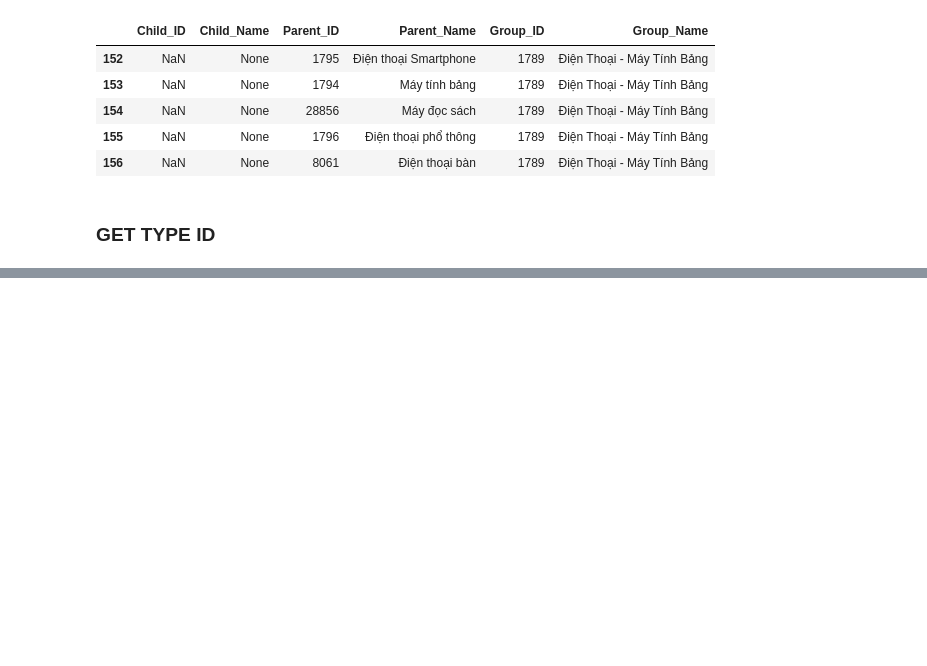
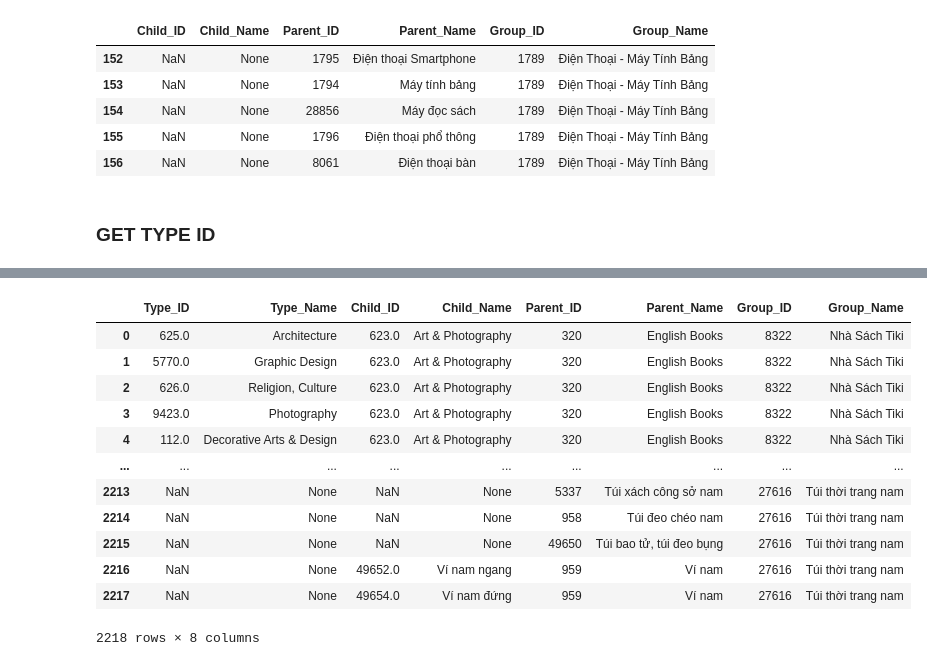
Before and after one commit to KieTuaNguyen/ETL_FinalYearProject, a Jupyter notebook: Tiki/APIProcess.ipynb, the cells around one changed output, grey strips where cells are left out. Cells and saved outputs as stored; diff of their text form; code cells hidden in the pictures; blank space fills up the shorter version.

```diff
--- a/Tiki/APIProcess.ipynb
+++ b/Tiki/APIProcess.ipynb
@@ -181,2 +219,18 @@ type
+# %%
+type_info
+# %% [output]
+|  | Type_ID | Type_Name | Child_ID | Child_Name | Parent_ID | Parent_Name | Group_ID | Group_Name |
+| 0 | 625.0 | Architecture | 623.0 | Art & Photography | 320 | English Books | 8322 | Nhà Sách Tiki |
+| 1 | 5770.0 | Graphic Design | 623.0 | Art & Photography | 320 | English Books | 8322 | Nhà Sách Tiki |
+| 2 | 626.0 | Religion, Culture | 623.0 | Art & Photography | 320 | English Books | 8322 | Nhà Sách Tiki |
+| 3 | 9423.0 | Photography | 623.0 | Art & Photography | 320 | English Books | 8322 | Nhà Sách Tiki |
+| 4 | 112.0 | Decorative Arts & Design | 623.0 | Art & Photography | 320 | English Books | 8322 | Nhà Sách Tiki |
+| ... | ... | ... | ... | ... | ... | ... | ... | ... |
+| 2213 | NaN | None | NaN | None | 5337 | Túi xách công sở nam | 27616 | Túi thời trang nam |
+| 2214 | NaN | None | NaN | None | 958 | Túi đeo chéo nam | 27616 | Túi thời trang nam |
+| 2215 | NaN | None | NaN | None | 49650 | Túi bao tử, túi đeo bụng | 27616 | Túi thời trang nam |
+| 2216 | NaN | None | 49652.0 | Ví nam ngang | 959 | Ví nam | 27616 | Túi thời trang nam |
+| 2217 | NaN | None | 49654.0 | Ví nam đứng | 959 | Ví nam | 27616 | Túi thời trang nam |
+2218 rows × 8 columns
 # %%
 # Testing where Type ID is null
```
Also changed, not shown: parts of 7 cells of this notebook, 1 other file.
